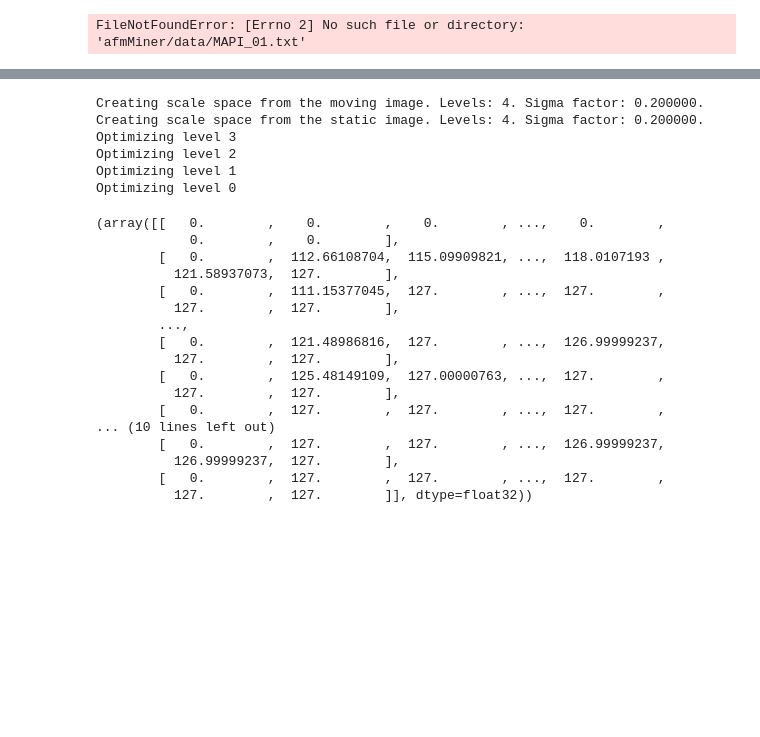
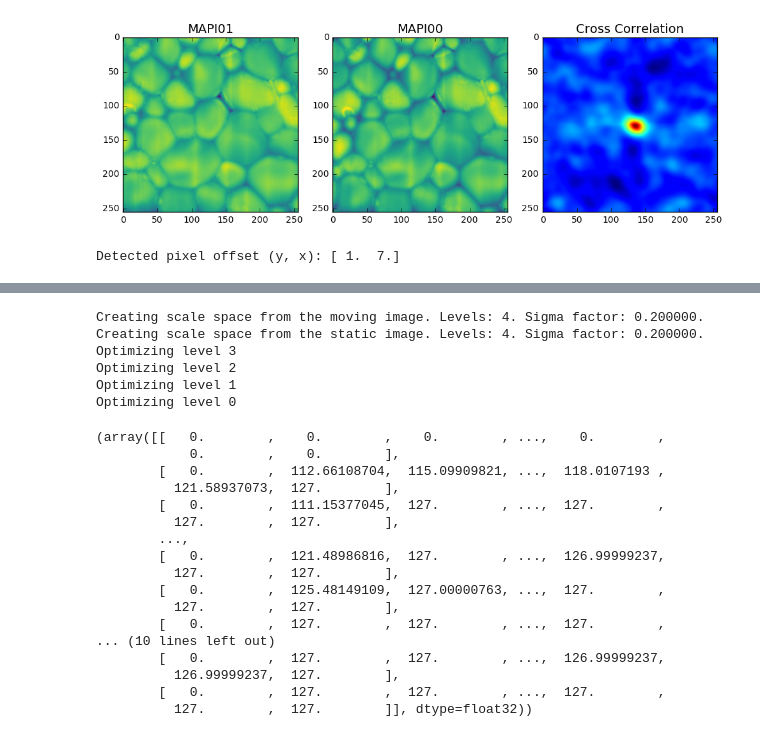
Before and after one commit to wesleybeckner/afm-miner, a Jupyter notebook: afmMiner/notebooks/FindShift.ipynb, the cells around one changed output, grey strips where cells are left out. Drawn from its saved outputs; the diff is of its cells as text; code cells hidden in the pictures; blank space fills up the shorter version.

```diff
--- a/afmMiner/notebooks/FindShift.ipynb
+++ b/afmMiner/notebooks/FindShift.ipynb
@@ -9,33 +9,36 @@ from scipy.ndimage import fourier_shift
 
 %matplotlib inline
 # %%
-MAPI01HeightPath='afmMiner/data/MAPI_01.txt'
-MAPI00HeightPath='afmMiner/data/MAPI_00.txt'
+MAPI01HeightPath='../data/MAPI_01.txt'
+MAPI00HeightPath='../data/MAPI_00.txt'
 #load in txt files corresponding to height
 MAPI01Height=np.loadtxt(MAPI01HeightPath, delimiter="\t", dtype='float')
 MAPI00Height=np.loadtxt(MAPI00HeightPath, delimiter="\t", dtype='float')
 ImageProduct=np.fft.fft2(MAPI00Height)*np.fft.fft2(MAPI01Height).conj()
 CrossCorrelation=np.fft.fftshift(np.fft.ifft2(ImageProduct))
 
 fig=plt.figure(figsize=(12,10))
 
 MAPI01_plt=fig.add_subplot(131)
 MAPI00_plt=fig.add_subplot(132)
 CrossCorrelation_plt=fig.add_subplot(133)
 
 MAPI01_plt.set_title('MAPI01', fontsize=14)
 MAPI00_plt.set_title('MAPI00', fontsize=14)
 #what does this cross correlation show? what does the dark spot correspond to?
 CrossCorrelation_plt.set_title('Cross Correlation', fontsize=14)
 
 MAPI01_plt.imshow(MAPI01Height,cmap='viridis')
 MAPI00_plt.imshow(MAPI00Height,cmap='viridis')
 CrossCorrelation_plt.imshow(CrossCorrelation.real)
 plt.show()
 
+#01 is offset from 00
+shift,error,diffphase=register_translation(MAPI00Height, MAPI01Height)
 print("Detected pixel offset (y, x): {}".format(shift))
 
 #5x5 um images of roughly the same area
 #256x256 image
 # %% [output]
+[figure, added]
-FileNotFoundError: [Errno 2] No such file or directory: 'afmMiner/data/MAPI_01.txt'
+Detected pixel offset (y, x): [ 1.  7.]
```
Also changed, not shown: parts of 10 cells of this notebook, 2 other files.
